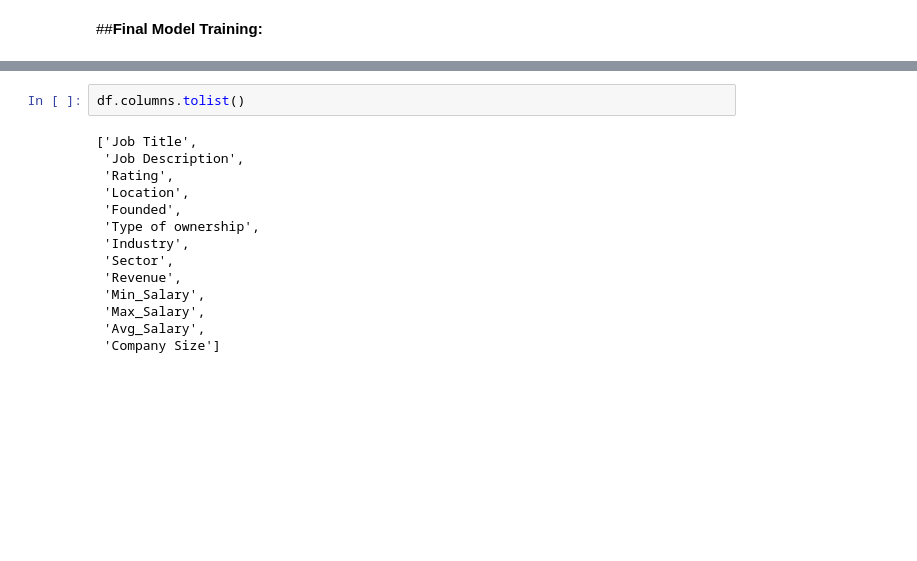
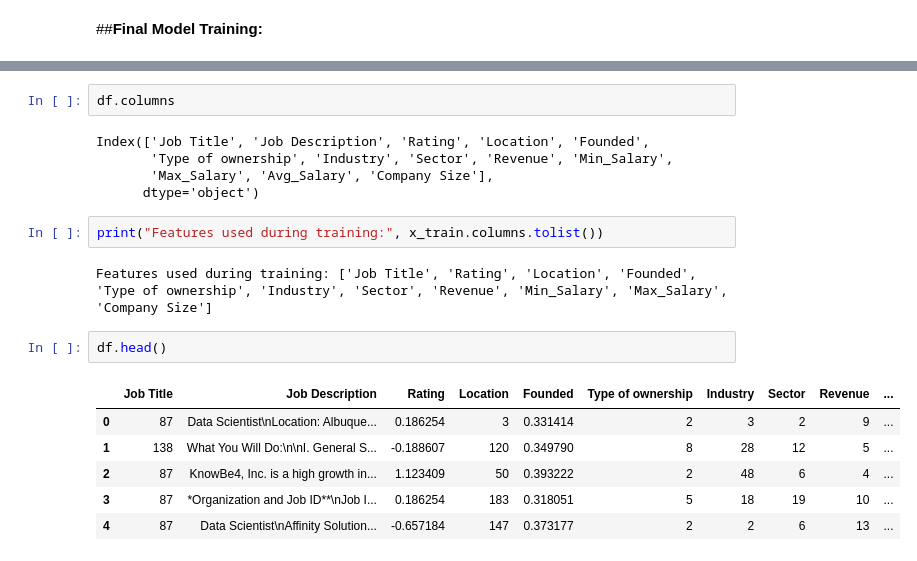
Before and after one commit to Jatingpt/Glassdoor-Job-Salary-Prediction-, a Jupyter notebook: Glassdoor_Job_Salary_ML_Model.ipynb, the cells around one changed output, grey strips where cells are left out. Drawn from its saved outputs; the diff is of its cells as text; blank space fills up the shorter version.

```diff
--- a/Glassdoor_Job_Salary_ML_Model.ipynb
+++ b/Glassdoor_Job_Salary_ML_Model.ipynb
@@ -723,16 +701,20 @@ KeyError: "['Avg_Salary'] not in index"
 # %%
-df.columns.tolist()
+df.columns
 # %% [output]
-['Job Title',
- 'Job Description',
- 'Rating',
- 'Location',
- 'Founded',
- 'Type of ownership',
- 'Industry',
- 'Sector',
- 'Revenue',
- 'Min_Salary',
- 'Max_Salary',
- 'Avg_Salary',
- 'Company Size']
+Index(['Job Title', 'Job Description', 'Rating', 'Location', 'Founded',
+       'Type of ownership', 'Industry', 'Sector', 'Revenue', 'Min_Salary',
+       'Max_Salary', 'Avg_Salary', 'Company Size'],
+      dtype='object')
+# %%
+print("Features used during training:", x_train.columns.tolist())
+# %% [output]
+Features used during training: ['Job Title', 'Rating', 'Location', 'Founded', 'Type of ownership', 'Industry', 'Sector', 'Revenue', 'Min_Salary', 'Max_Salary', 'Company Size']
+# %%
+df.head()
+# %% [output]
+|  | Job Title | Job Description | Rating | Location | Founded | Type of ownership | Industry | Sector | Revenue | ... |
+| 0 | 87 | Data Scientist\nLocation: Albuque... | 0.186254 | 3 | 0.331414 | 2 | 3 | 2 | 9 | ... |
+| 1 | 138 | What You Will Do:\n\nI. General S... | -0.188607 | 120 | 0.349790 | 8 | 28 | 12 | 5 | ... |
+| 2 | 87 | KnowBe4, Inc. is a high growth in... | 1.123409 | 50 | 0.393222 | 2 | 48 | 6 | 4 | ... |
+| 3 | 87 | *Organization and Job ID**\nJob I... | 0.186254 | 183 | 0.318051 | 5 | 18 | 19 | 10 | ... |
+| 4 | 87 | Data Scientist\nAffinity Solution... | -0.657184 | 147 | 0.373177 | 2 | 2 | 6 | 13 | ... |
```
Also changed, not shown: parts of 13 cells of this notebook.
